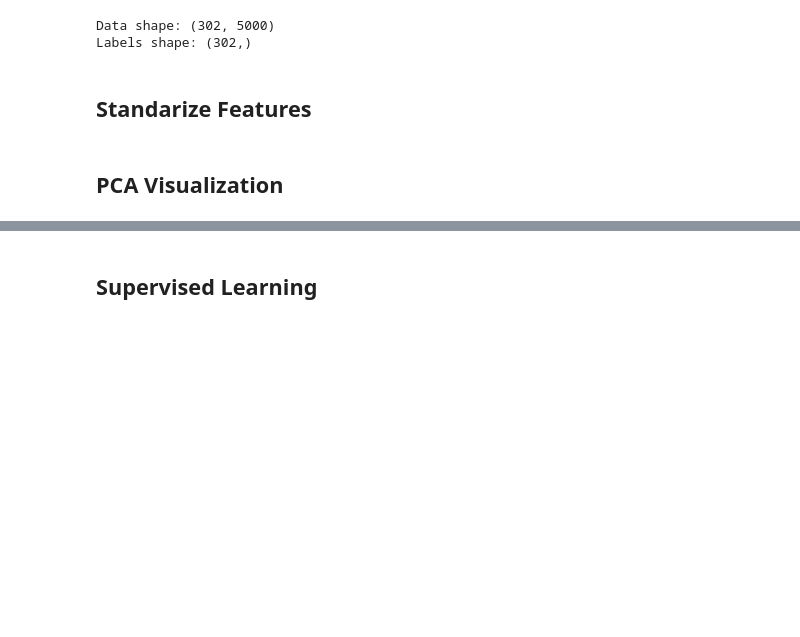
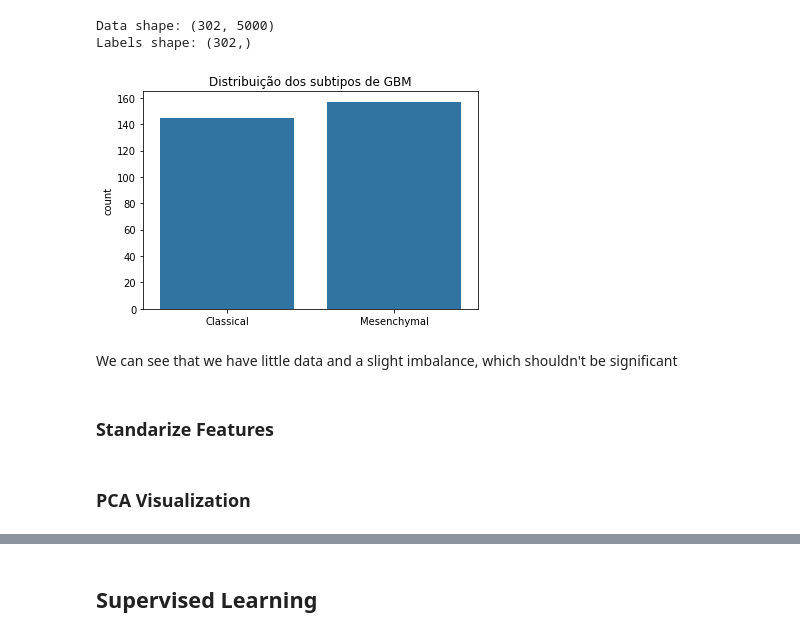
Before and after one commit to MatheusBissacot/GBM-Subtype-Classification, a Jupyter notebook: gbm.ipynb, the cells around one changed output, grey strips where cells are left out. Saved outputs shown, nothing was run; the diff lists cells and outputs as text; code cells hidden in the pictures; blank space fills up the shorter version.

```diff
--- a/gbm.ipynb
+++ b/gbm.ipynb
@@ -30,13 +44,22 @@ print("Labels shape:", y.shape)
 # %% [output]
 Data shape: (302, 5000)
 Labels shape: (302,)
+# %%
+sns.countplot(x=y)
+plt.title("Distribuição dos subtipos de GBM")
+plt.xticks([0, 1], ['Classical', 'Mesenchymal'])
+plt.show()
+# %% [output]
+[figure, added]
+# %% [markdown]
+We can see that we have little data and a slight imbalance, which shouldn't be significant
 # %% [markdown]
-## Standarize Features
+### Standarize Features
 # %%
 scaler = StandardScaler()
 X_scaled = scaler.fit_transform(X)
 # %% [markdown]
-## PCA Visualization
+### PCA Visualization
 # %%
 pca = PCA(n_components=2)
 X_pca = pca.fit_transform(X_scaled)
```
Also changed, not shown: parts of 49 cells of this notebook.
